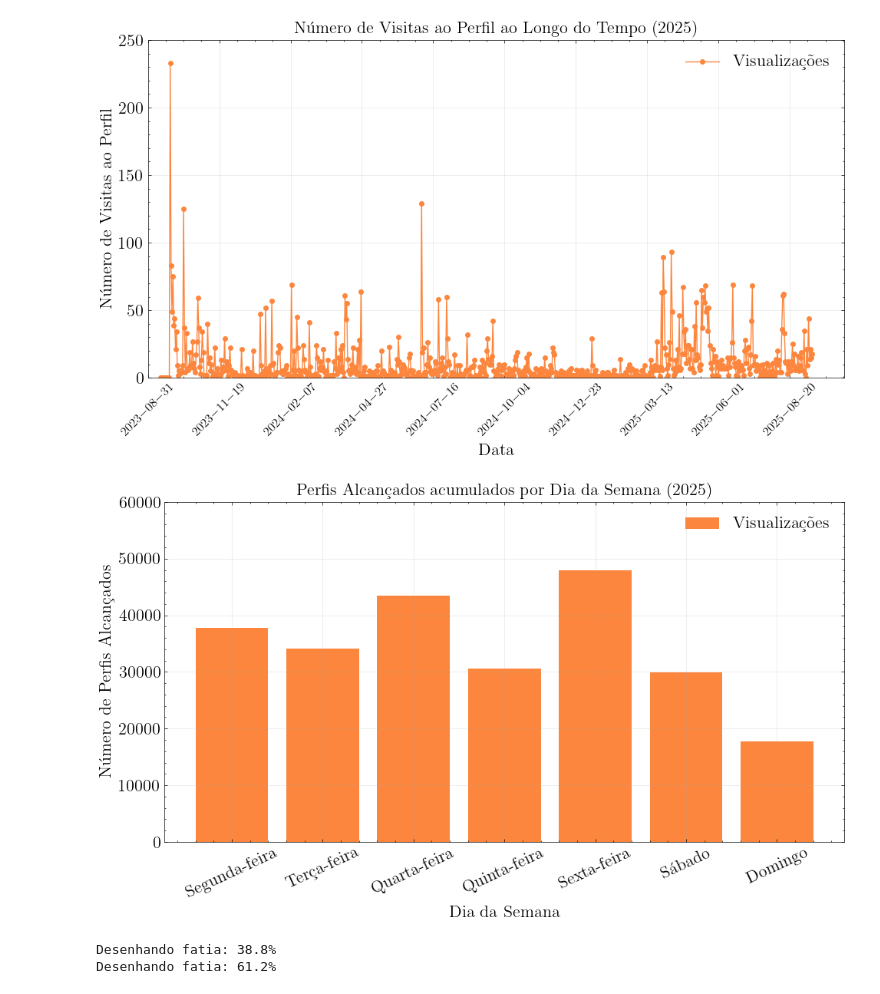
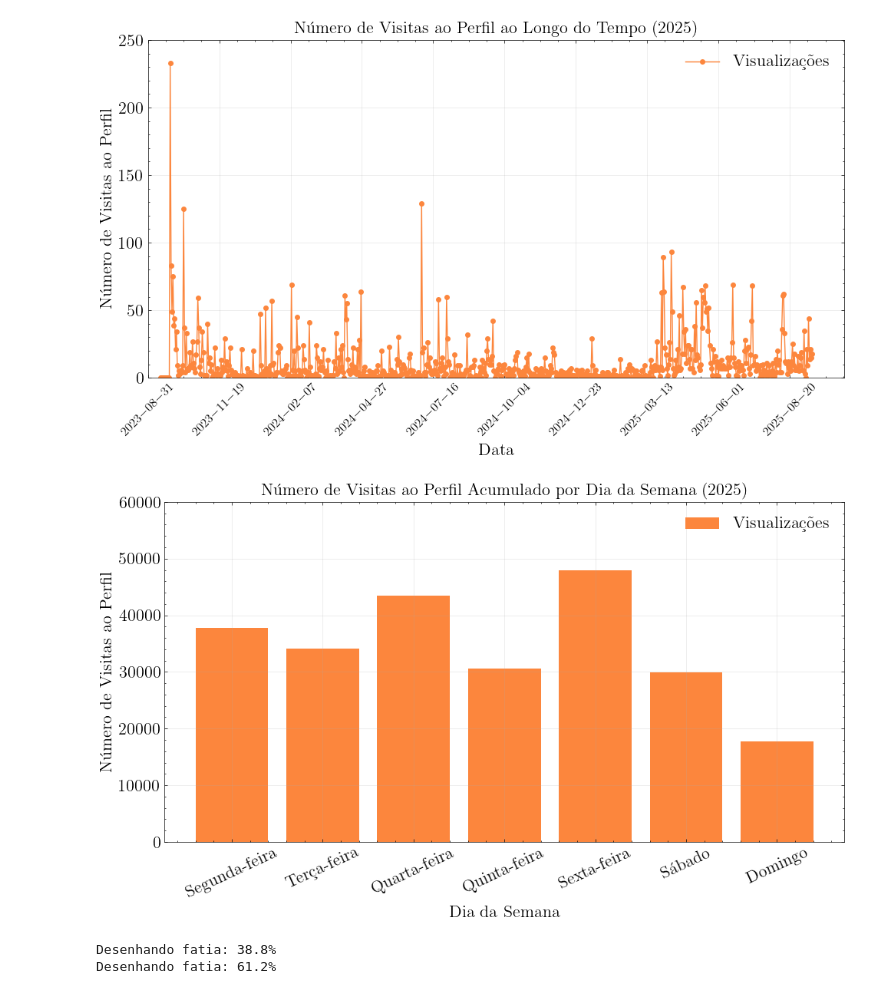
Before and after one commit to arthurto/dados_alcance_pop_science, a Jupyter notebook: notebooks/plot_2025.ipynb, the cells around one changed output. Cells and saved outputs as stored; diff of their text form; code cells hidden in the pictures.

Commit message:
corrigindo uma legenda

```diff
--- a/notebooks/plot_2025.ipynb
+++ b/notebooks/plot_2025.ipynb
@@ -168,6 +173,10 @@ alc_sem
 fig, ax = plt.subplots(figsize=(10, 6))  # cria figura + eixos
 
 ax.plot(alc_['Data'], alc_['Primary'], marker='o',ms=4, label='Visualizações',color=cor_1)
+
+# Adiciona uma média móvel de 7 dias
+alc_['Média Móvel 7 dias'] = alc_['Primary'].rolling(window=7).mean()
+# ax.plot(alc_['Data'], alc_['Média Móvel 7 dias'], label='Média Móvel 7 dias', color=cor_2, linewidth=2)
 
 ax.set_xlabel('Data',fontsize=16)
 ax.set_ylabel('Número de Perfis Alcançados',fontsize=16)
@@ -267,26 +280,26 @@ plt.show()
 # %%
 fig, ax = plt.subplots(figsize=(10, 6))  # cria figura + eixos
 
 ax.bar(alc_sem['Dia da Semana'], alc_sem['Primary'],label='Visualizações',color=cor_1)
 
 ax.set_xlabel('Dia da Semana',fontsize=16)
-ax.set_ylabel('Número de Perfis Alcançados',fontsize=16)
-ax.set_title('Perfis Alcançados acumulados por Dia da Semana (2025)',fontsize=16)
+ax.set_ylabel('Número de Visitas ao Perfil',fontsize=16)
+ax.set_title('Número de Visitas ao Perfil Acumulado por Dia da Semana (2025)',fontsize=16)
 
 # ax.xaxis.set_major_locator(ticker.MaxNLocator(nbins=10))  # força no máximo 10 ticks no eixo x
 ax.tick_params(axis='x', rotation=25,labelsize=16)  # rotaciona os ticks do eixo x
 ax.tick_params(axis='y',labelsize=16)
 
 # ax.set_xlim([pd.to_datetime('2025-02-14'),pd.to_datetime('2025-09-20')])
 # ax.set_ylim([0.0,12000])
 
 ax.legend(fontsize=16)
 fig.tight_layout()
 
 plt.grid(alpha=0.3)
 plt.show()
 # %% [output]
-[figure, old version]
+[figure, new version]
 # %%
 # Dados de público não possuem filtro de tempo de qualquer tipo.
 # Ele é um recorte do público que segue a página no momento.
```
Also changed, not shown: parts of 3 cells of this notebook.
